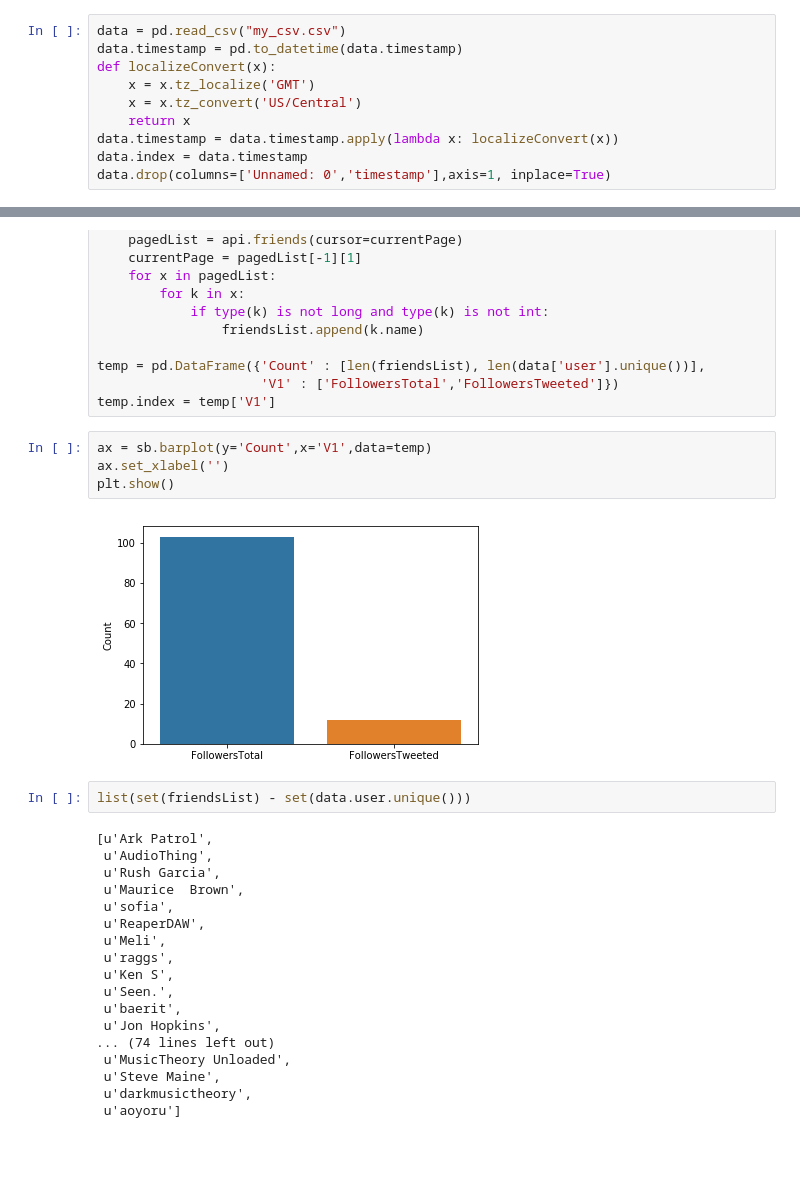
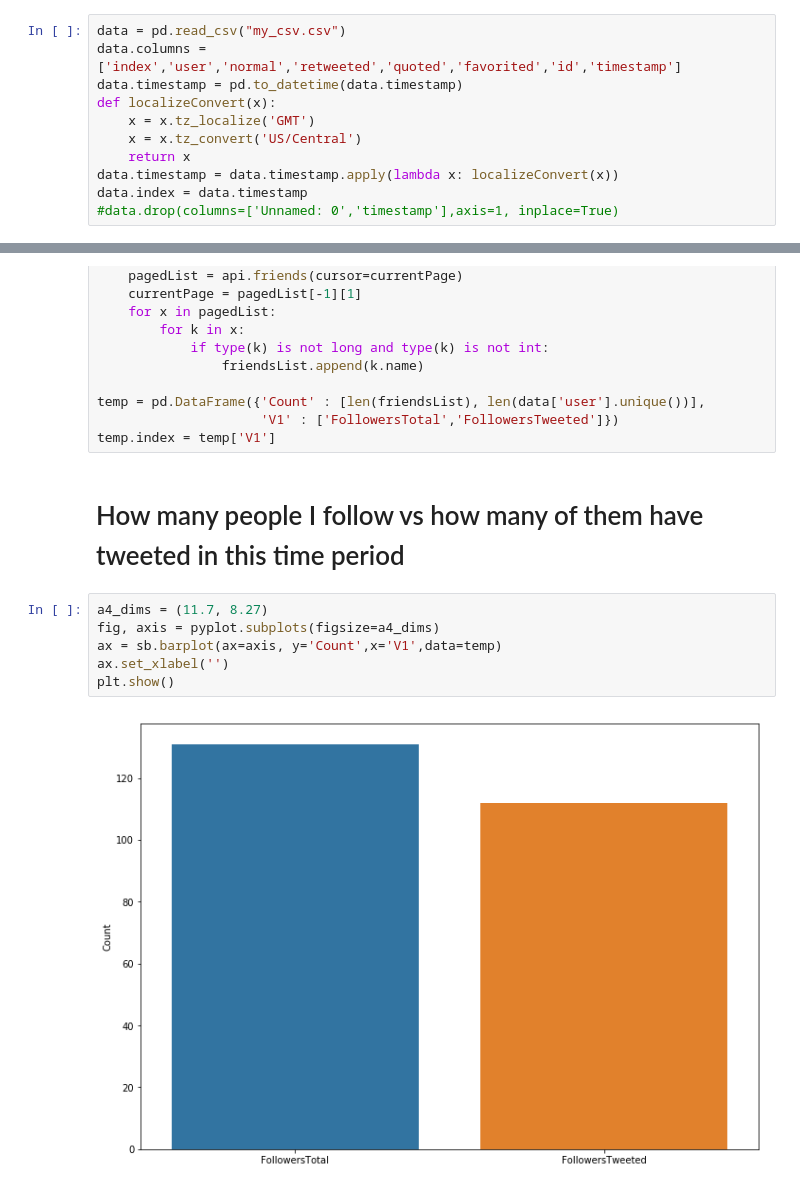
Before and after one commit to CalebWelch/music_theory_twitter, a Jupyter notebook: Analysisbook.ipynb, the cells around one changed output, grey strips where cells are left out. Saved outputs shown, nothing was run; the diff lists cells and outputs as text; blank space fills up the shorter version.

```diff
--- a/Analysisbook.ipynb
+++ b/Analysisbook.ipynb
@@ -21,6 +22,7 @@ auth.set_access_token(ACCESS_TOKEN, ACCESS_TOKEN_SECRET)
 api = tweepy.API(auth)
 # %%
 data = pd.read_csv("my_csv.csv")
+data.columns = ['index','user','normal','retweeted','quoted','favorited','id','timestamp']
 data.timestamp = pd.to_datetime(data.timestamp)
 def localizeConvert(x):
     x = x.tz_localize('GMT')
@@ -28,4 +30,4 @@ def localizeConvert(x):
     return x
 data.timestamp = data.timestamp.apply(lambda x: localizeConvert(x))
 data.index = data.timestamp
-data.drop(columns=['Unnamed: 0','timestamp'],axis=1, inplace=True)
+#data.drop(columns=['Unnamed: 0','timestamp'],axis=1, inplace=True)
@@ -85,29 +45,13 @@ while currentPage != 0:
 temp = pd.DataFrame({'Count' : [len(friendsList), len(data['user'].unique())],
                      'V1' : ['FollowersTotal','FollowersTweeted']})
 temp.index = temp['V1']
+# %% [markdown]
+<h1>How many people I follow vs how many of them have tweeted in this time period </h1>
 # %%
-ax = sb.barplot(y='Count',x='V1',data=temp)
+a4_dims = (11.7, 8.27)
+fig, axis = pyplot.subplots(figsize=a4_dims)
+ax = sb.barplot(ax=axis, y='Count',x='V1',data=temp)
 ax.set_xlabel('')
 plt.show()
 # %% [output]
-[figure, old version]
+[figure, new version]
-# %%
-list(set(friendsList) - set(data.user.unique()))
-# %% [output]
-[u'Ark Patrol',
- u'AudioThing',
- u'Rush Garcia',
- u'Maurice  Brown',
- u'sofia',
- u'ReaperDAW',
- u'Meli',
- u'raggs',
- u'Ken S',
- u'Seen.',
- u'baerit',
- u'Jon Hopkins',
-... (74 lines left out)
- u'MusicTheory Unloaded',
- u'Steve Maine',
- u'darkmusictheory',
- u'aoyoru']
```
Also changed, not shown: parts of 16 cells of this notebook, 1 other file.
